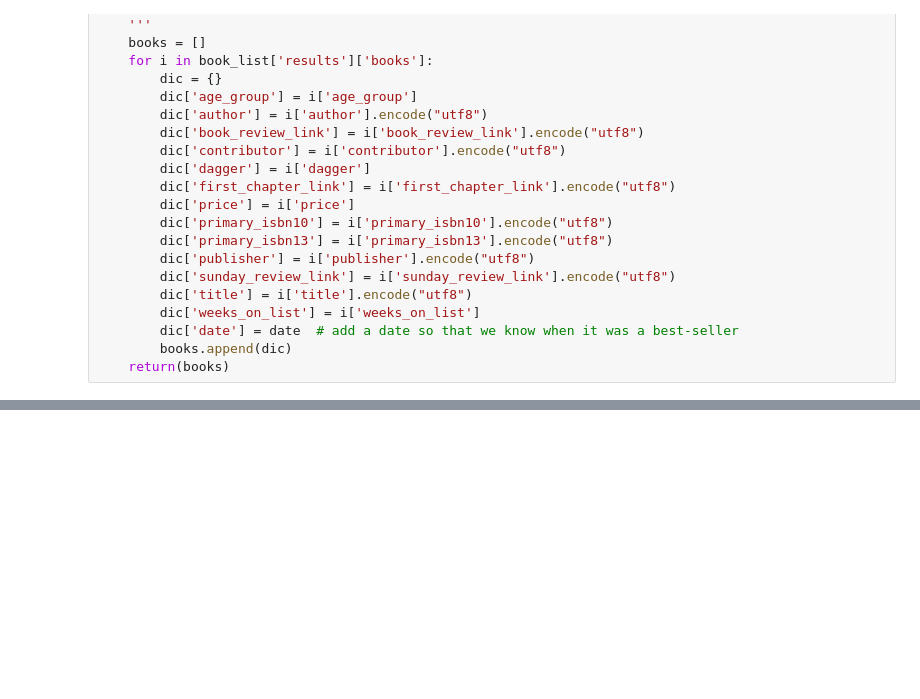
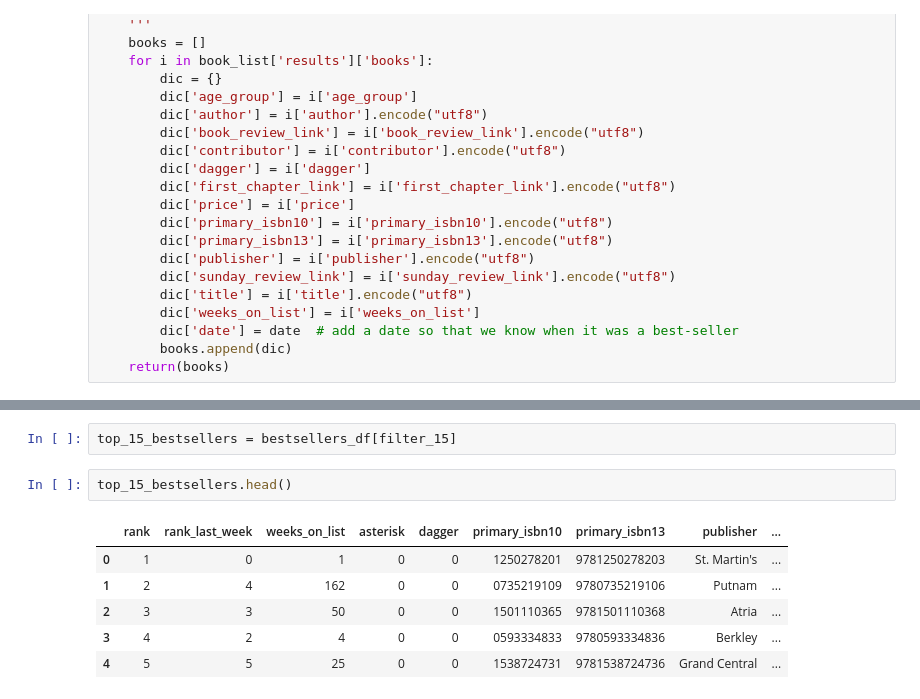
Before and after one commit to abigailasper/booktok-bestsellers, a Jupyter notebook: notebooks/nyt_bestsellers_scraper.ipynb, the cells around one changed output, grey strips where cells are left out. Cells and saved outputs as stored; diff of their text form; blank space fills up the shorter version.

```diff
--- a/notebooks/nyt_bestsellers_scraper.ipynb
+++ b/notebooks/nyt_bestsellers_scraper.ipynb
@@ -197,0 +243,11 @@ print(last_sun)
+# %%
+top_15_bestsellers = bestsellers_df[filter_15]
+# %%
+top_15_bestsellers.head()
+# %% [output]
+|  | rank | rank_last_week | weeks_on_list | asterisk | dagger | primary_isbn10 | primary_isbn13 | publisher | ... |
+| 0 | 1 | 0 | 1 | 0 | 0 | 1250278201 | 9781250278203 | St. Martin's | ... |
+| 1 | 2 | 4 | 162 | 0 | 0 | 0735219109 | 9780735219106 | Putnam | ... |
+| 2 | 3 | 3 | 50 | 0 | 0 | 1501110365 | 9781501110368 | Atria | ... |
+| 3 | 4 | 2 | 4 | 0 | 0 | 0593334833 | 9780593334836 | Berkley | ... |
+| 4 | 5 | 5 | 25 | 0 | 0 | 1538724731 | 9781538724736 | Grand Central | ... |
```
Also changed, not shown: parts of 15 cells of this notebook, 1 other file.
